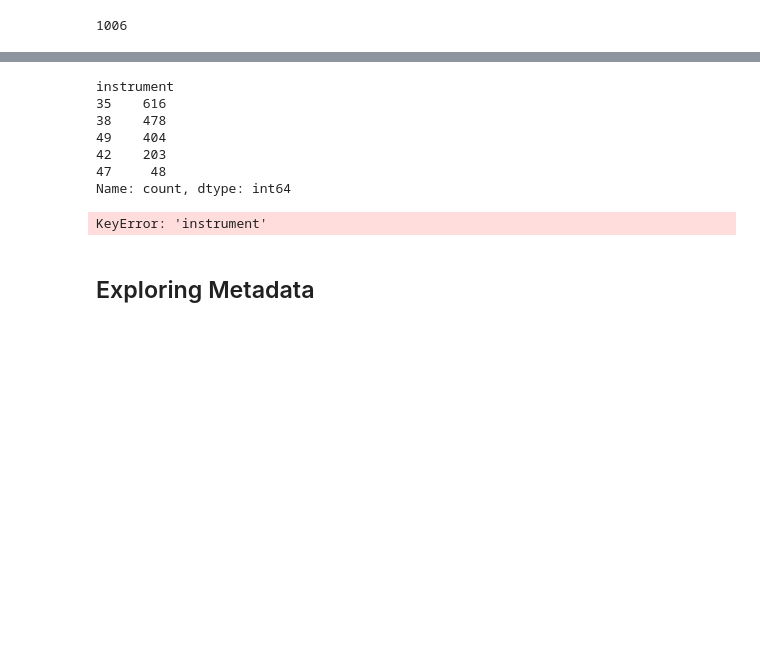
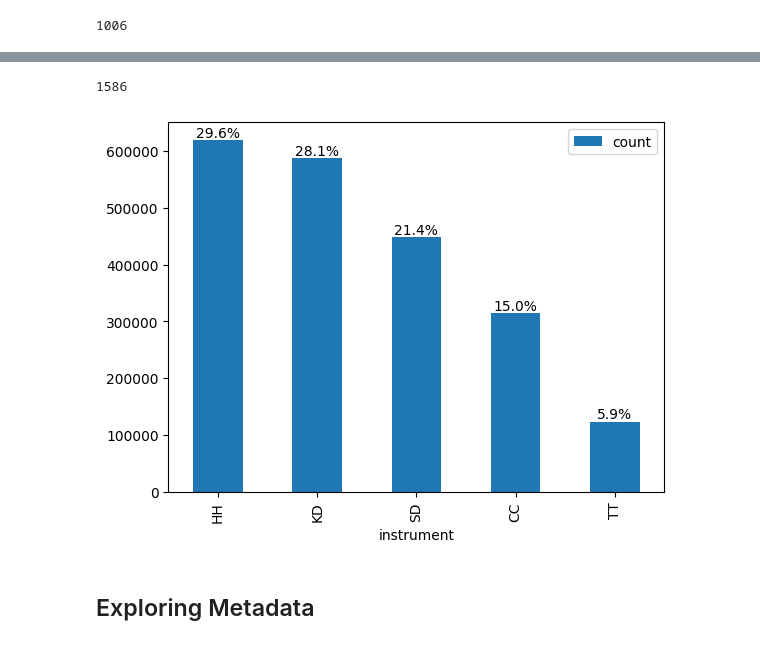
Before and after one commit to hnsyprst/drum-onset-detection, a Jupyter notebook: drum_onset_detection/notebooks/eda_ADTOF.ipynb, the cells around one changed output, grey strips where cells are left out. Saved outputs shown, nothing was run; the diff lists cells and outputs as text; code cells hidden in the pictures; blank space fills up the shorter version.

```diff
--- a/drum_onset_detection/notebooks/eda_ADTOF.ipynb
+++ b/drum_onset_detection/notebooks/eda_ADTOF.ipynb
@@ -96,24 +97,13 @@ plt.show()
 # %%
 # Read all annotations from the dataset
 all_annotations = [meta_tools.in_out.read_annotations_ADTOF(path) for path in (DATASET_PATH / 'annotations/aligned_drum/').iterdir()]
+# Prune empty files
+all_annotations = [annotations for annotations in all_annotations if annotations]
 # Convert all annotations to dictionary form
 all_annotations_dicts = [[annotation.to_dict() for annotation in annotations] for annotations in all_annotations]
 # Create a new dataframe for each set of annotations
 annotations_dfs = [pd.DataFrame.from_records(annotations) for annotations in all_annotations_dicts]
+# Print number of annotated tracks
+len(annotations_dfs)
+# %% [output]
+1586
-# %%
-annotations_dfs[5]['instrument'].value_counts()
-# %% [output]
-instrument
-35    616
-38    478
-49    404
-42    203
-47     48
-Name: count, dtype: int64
-# %%
-instrument_value_counts = pd.Series([])
-for annotations_df in annotations_dfs:
-    annotations_df['instrument'].value_counts()
-instrument_value_counts
-# %% [output]
-KeyError: 'instrument'
@@ -120,2 +117,23 @@ KeyError: 'instrument'
+# %%
+# Get the number of times each instrument appears within each set of annotations
+instruments_counts = [annotations['instrument'].value_counts().to_frame() for annotations in annotations_dfs]
+# Sum the number of times each instrument appears within each set of annotations, getting the total number of times
+# each instrument appears across the entire dataset
+instruments_counts = reduce(lambda x, y: x.add(y, fill_value=0), instruments_counts)
+# Sort these counts in descending order
+instruments_counts = instruments_counts.sort_values('count', ascending=False)
+
+# Calculate the number of times each instrument appears across the entire dataset as a percentage
+# of the total number of individual annotations
+total = instruments_counts.sum()
+labels = instruments_counts / total * 100
+labels = labels["count"].round(1).astype('str') + '%'
+
+# Plot the above calculations
+ax = instruments_counts.plot.bar()
+for container in ax.containers:
+    ax.bar_label(container, labels=labels)
+# %% [output]
+[figure, added]
 # %% [markdown]
 ## Exploring Metadata
```
Also changed, not shown: parts of 3 cells of this notebook, 1 other file.
